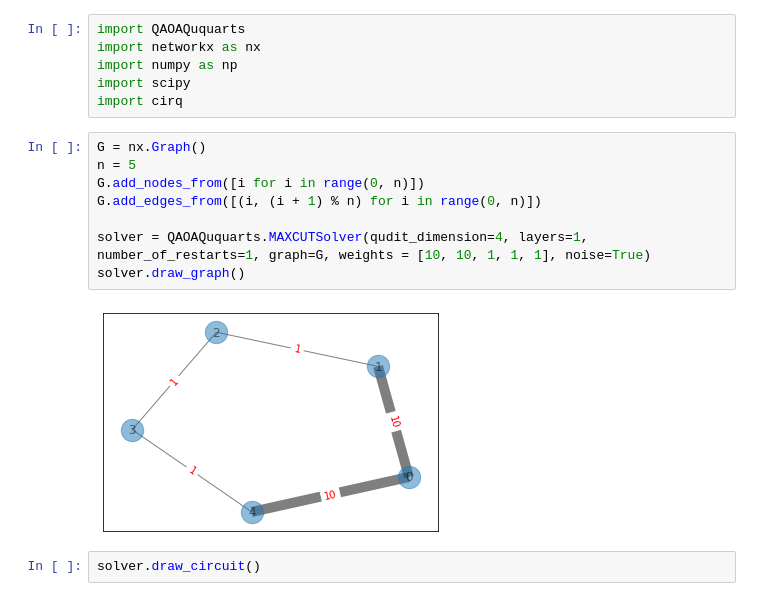
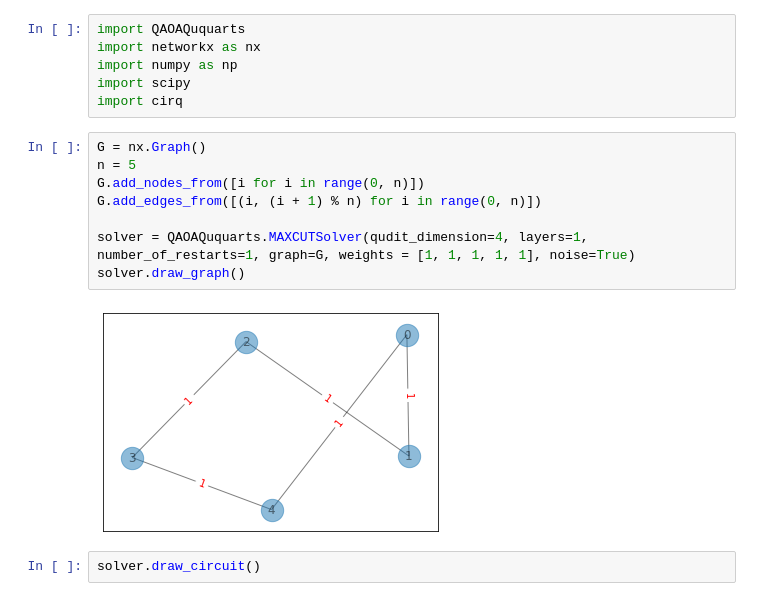
Before and after one commit to LyaminVS/mentor_project, a Jupyter notebook: maxcut_solver.ipynb, the cells around one changed output. Saved outputs shown, nothing was run; the diff lists cells and outputs as text.

```diff
--- a/maxcut_solver.ipynb
+++ b/maxcut_solver.ipynb
@@ -7,13 +7,13 @@ import cirq
 # %%
 G = nx.Graph()
 n = 5
 G.add_nodes_from([i for i in range(0, n)])
 G.add_edges_from([(i, (i + 1) % n) for i in range(0, n)])
 
-solver = QAOAQuquarts.MAXCUTSolver(qudit_dimension=4, layers=1, number_of_restarts=1, graph=G, weights = [10, 10, 1, 1, 1], noise=True)
+solver = QAOAQuquarts.MAXCUTSolver(qudit_dimension=4, layers=1, number_of_restarts=1, graph=G, weights = [1, 1, 1, 1, 1], noise=True)
 solver.draw_graph()
 # %% [output]
-[figure, old version]
+[figure, new version]
 # %%
 solver.draw_circuit()
 # %% [output]
```
Also changed, not shown: parts of 9 cells of this notebook, 2 other files.
